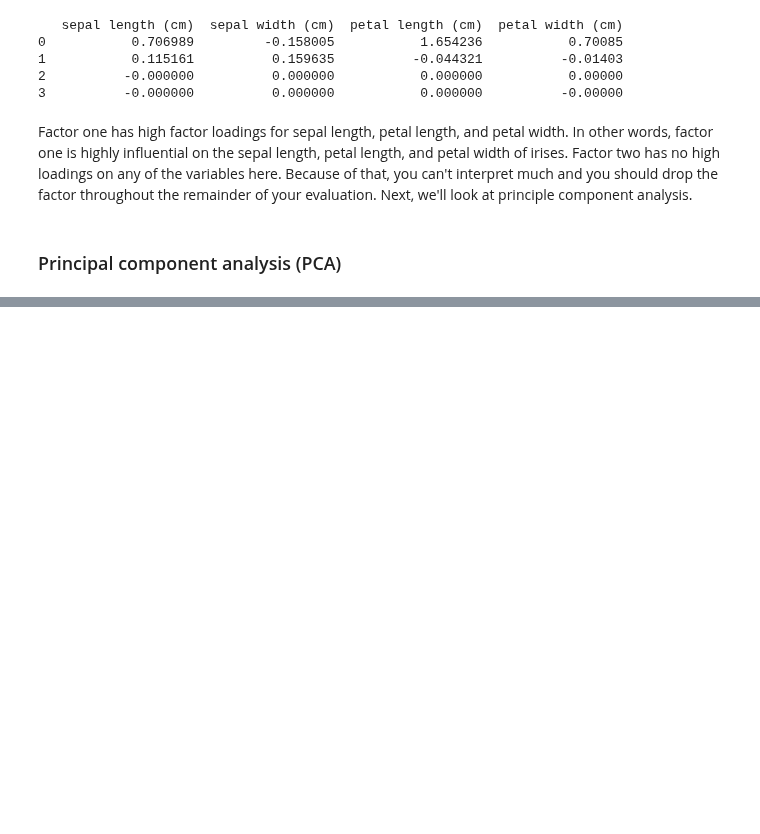
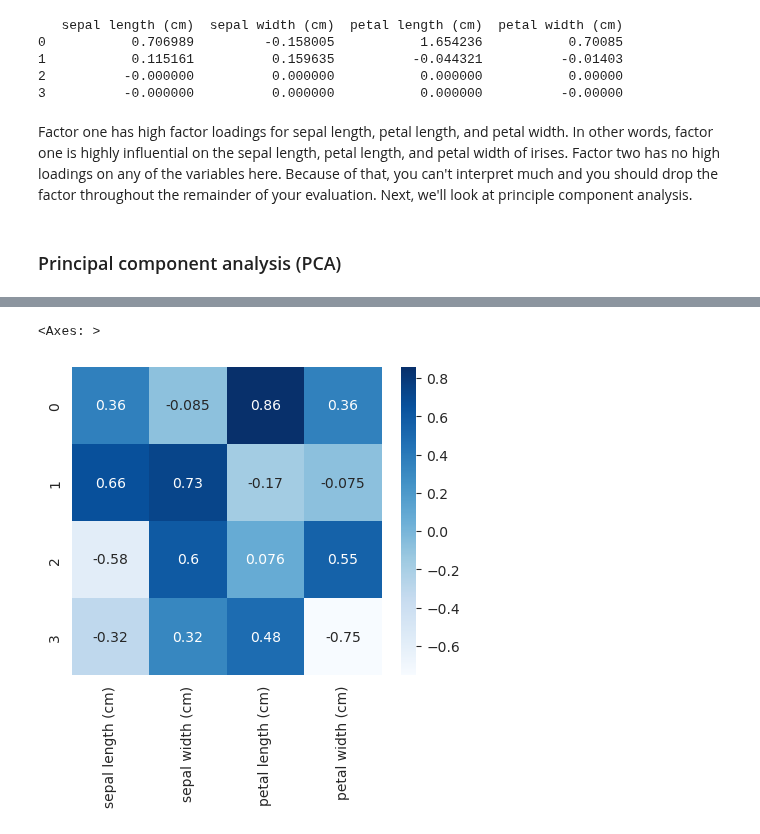
Before and after one commit to Mahdi90s/Python_repository, a Jupyter notebook: Python_Code/Python_Learning_Part2.ipynb, the cells around one changed output, grey strips where cells are left out. Cells and saved outputs as stored; diff of their text form; code cells hidden in the pictures; blank space fills up the shorter version.

```diff
--- a/Python_Code/Python_Learning_Part2.ipynb
+++ b/Python_Code/Python_Learning_Part2.ipynb
@@ -904,0 +911,4 @@ print(df)
+# %%
+pca = decomposition.PCA()
+iria_pca = pca.fit_transform(X)
+pca.explained_variance_ratio_
@@ -904,0 +929,4 @@ print(df)
+# %%
+comps = pd.DataFrame (pca.components_, columns=variable_names)
+
+comps
@@ -904,0 +939,7 @@ print(df)
+# %%
+# heat map to see how data correlated with components
+
+sns.heatmap(comps, cmap='Blues', annot=True) # annot gives lable to data
+# %% [output]
+<Axes: >
+[figure, added]
```
Also changed, not shown: parts of 9 cells of this notebook.
